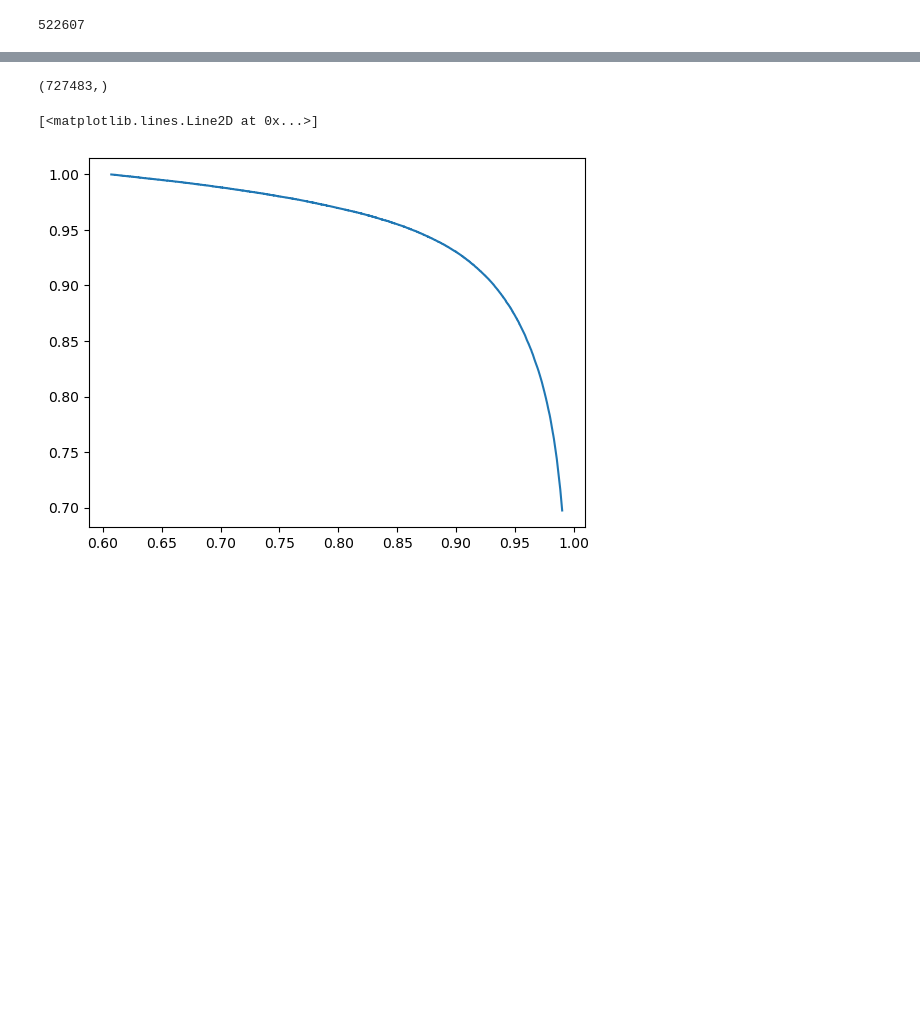
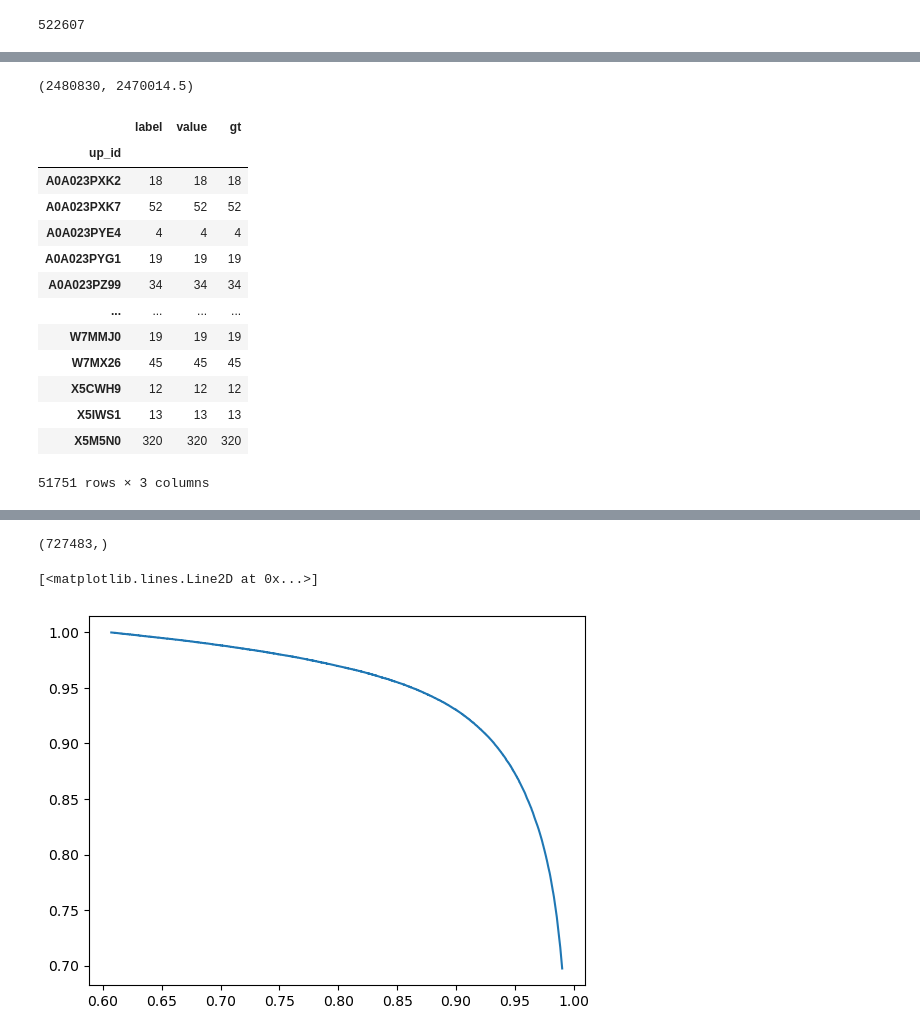
Before and after one commit to microsoft/protnote, a Jupyter notebook: notebooks/debugging.ipynb, the cells around one changed output, grey strips where cells are left out. Saved outputs shown, nothing was run; the diff lists cells and outputs as text; code cells hidden in the pictures; blank space fills up the shorter version.

```diff
--- a/notebooks/debugging.ipynb
+++ b/notebooks/debugging.ipynb
@@ -54,0 +26,4 @@ f1 = precision*recall*2/(precision+recall)
+# %%
+test_labels_flat.sum(),test_preds_flat.sum()
+# %% [output]
+(2480830, 2470014.5)
@@ -54,0 +50,17 @@ f1 = precision*recall*2/(precision+recall)
+# %%
+combined.groupby('up_id').count()
+# %% [output]
+|  | label | value | gt |
+| up_id |  |  |  |
+| A0A023PXK2 | 18 | 18 | 18 |
+| A0A023PXK7 | 52 | 52 | 52 |
+| A0A023PYE4 | 4 | 4 | 4 |
+| A0A023PYG1 | 19 | 19 | 19 |
+| A0A023PZ99 | 34 | 34 | 34 |
+| ... | ... | ... | ... |
+| W7MMJ0 | 19 | 19 | 19 |
+| W7MX26 | 45 | 45 | 45 |
+| X5CWH9 | 12 | 12 | 12 |
+| X5IWS1 | 13 | 13 | 13 |
+| X5M5N0 | 320 | 320 | 320 |
+51751 rows × 3 columns
```
Also changed, not shown: parts of 20 cells of this notebook, 5 other files.
